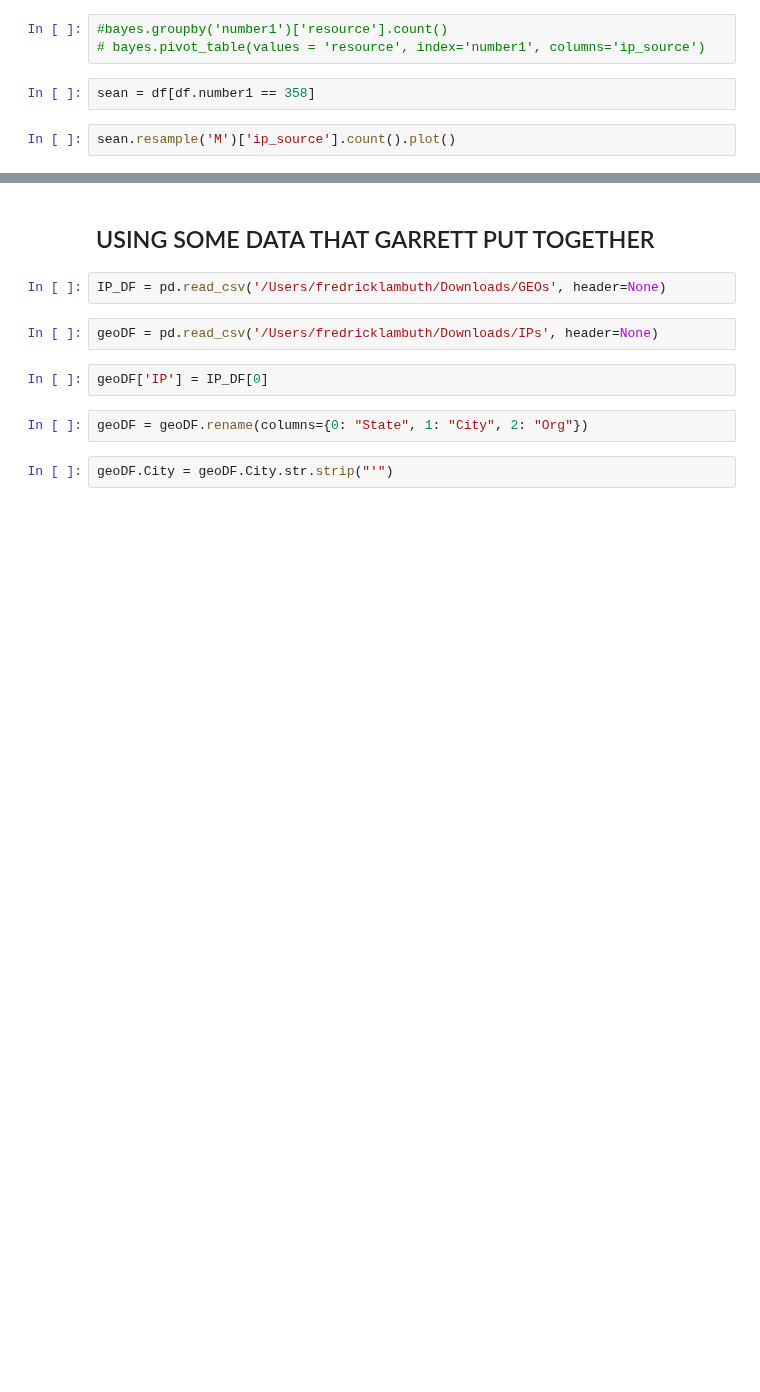
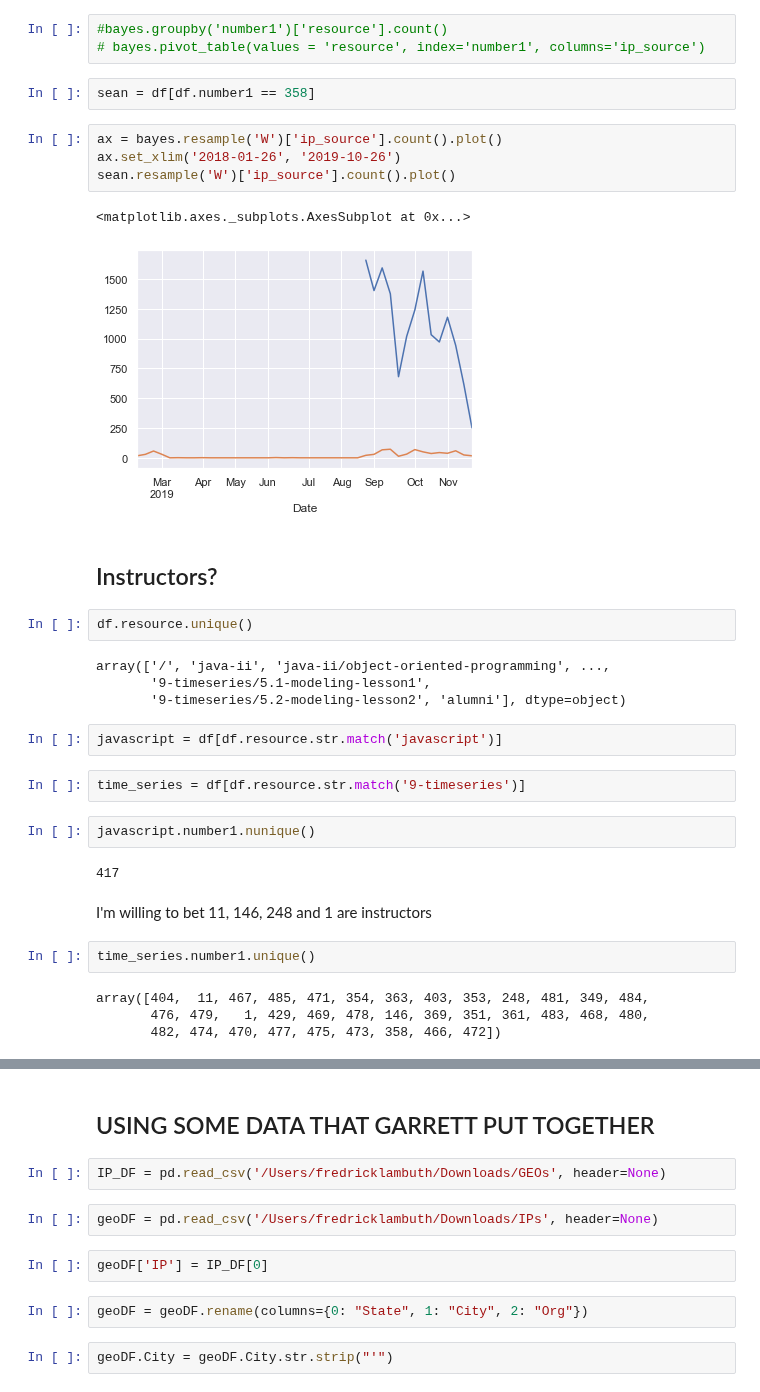
Before and after one commit to flambuth/ds-methodologies-exercises, a Jupyter notebook: anomaly_detection/mystery-solving.ipynb, the cells around one changed output, grey strips where cells are left out. Cells and saved outputs as stored; diff of their text form; blank space fills up the shorter version.

```diff
--- a/anomaly_detection/mystery-solving.ipynb
+++ b/anomaly_detection/mystery-solving.ipynb
@@ -201,5 +203,34 @@ ax.set_xlim('2018-01-26', '2019-10-26')
 # bayes.pivot_table(values = 'resource', index='number1', columns='ip_source')
 # %%
 sean = df[df.number1 == 358]
-# %%
-sean.resample('M')['ip_source'].count().plot()
+# %%
+ax = bayes.resample('W')['ip_source'].count().plot()
+ax.set_xlim('2018-01-26', '2019-10-26')
+sean.resample('W')['ip_source'].count().plot()
+# %% [output]
+<matplotlib.axes._subplots.AxesSubplot at 0x...>
+[figure, added]
+# %% [markdown]
+## Instructors?
+# %%
+df.resource.unique()
+# %% [output]
+array(['/', 'java-ii', 'java-ii/object-oriented-programming', ...,
+       '9-timeseries/5.1-modeling-lesson1',
+       '9-timeseries/5.2-modeling-lesson2', 'alumni'], dtype=object)
+# %%
+javascript = df[df.resource.str.match('javascript')]
+# %%
+time_series = df[df.resource.str.match('9-timeseries')]
+# %%
+javascript.number1.nunique()
+# %% [output]
+417
+# %% [markdown]
+I'm willing to bet 11, 146, 248 and 1 are instructors
+# %%
+time_series.number1.unique()
+# %% [output]
+array([404,  11, 467, 485, 471, 354, 363, 403, 353, 248, 481, 349, 484,
+       476, 479,   1, 429, 469, 478, 146, 369, 351, 361, 483, 468, 480,
+       482, 474, 470, 477, 475, 473, 358, 466, 472])
```
Also changed, not shown: parts of 4 cells of this notebook.
